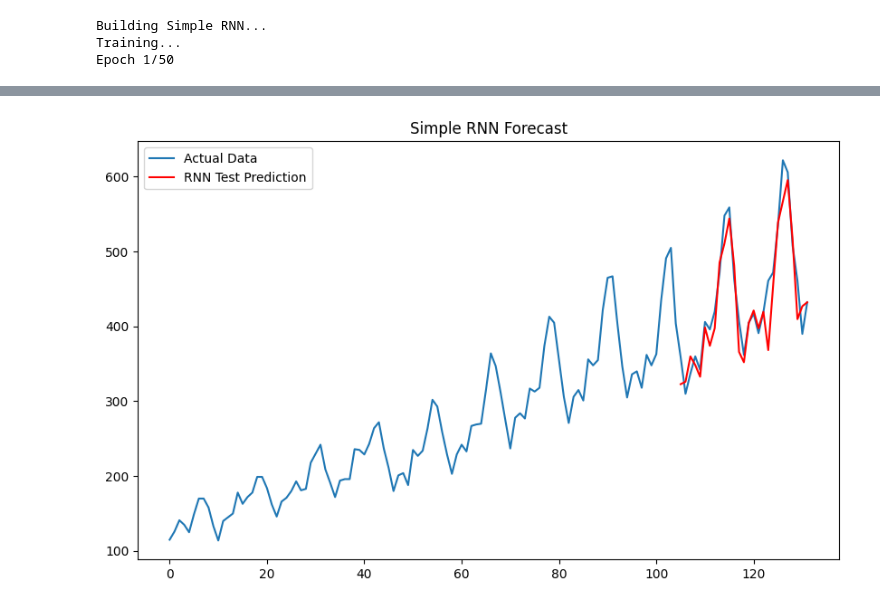
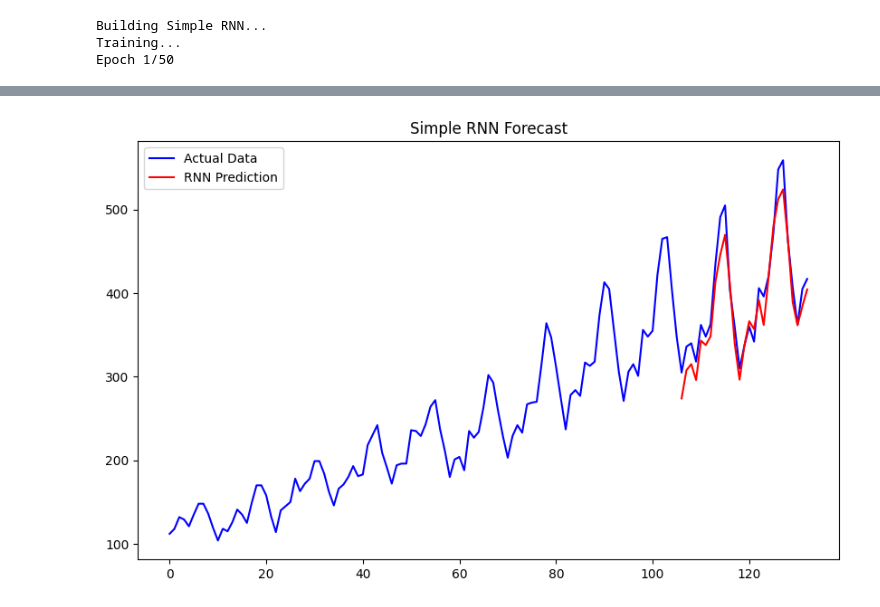
Before and after one commit to nidhiyadav21/Intern_Practice, a Jupyter notebook: 19-03-2026_RNN&LSTM/RNN.ipynb, the cells around one changed output, grey strips where cells are left out. Saved outputs shown, nothing was run; the diff lists cells and outputs as text; code cells hidden in the pictures.

Commit message:
Implement RNN on AirlinePassengers Dataset

```diff
--- a/19-03-2026_RNN&LSTM/RNN.ipynb
+++ b/19-03-2026_RNN&LSTM/RNN.ipynb
@@ -15,85 +15,83 @@ class AirlineModel:
         self.model = None
 
     def load_and_prepare(self):
+        # Load and scale
         df = pd.read_csv(self.file_path,usecols=[1])
-        data = df.values.astype('float32')
+        data = self.scaler.fit_transform(df.values.astype('float32'))
 
-        scaled_data = self.scaler.fit_transform(data)
+        # Use Keras built-in helper to create windows (X and y)
+        dataset = tf.keras.utils.timeseries_dataset_from_array(
+        data, data, sequence_length=self.look_back, batch_size=len(data)
+    )
+       # Extract X and y from the helper
+        for X, y in dataset:
+            self.X, self.y = X.numpy(), y.numpy()
+            break
 
-        X,y = [], []
-        for i in range(len(scaled_data)-self.look_back):
-            X.append(scaled_data[i:(i+self.look_back),0])
-            y.append(scaled_data[i + self.look_back, 0])
-        X, y = np.array(X), np.array(y)
+        split = int(len(self.X) * 0.8)
+        self.X_train, self.X_test = self.X[:split], self.X[split:]
+        self.y_train, self.y_test = self.y[:split], self.y[split:]
 
-        self.X = np.reshape(X, (X.shape[0], X.shape[1], 1))
-        self.y = y
-
-        train_size = int(len(self.X) * 0.8)
-        self.X_train, self.X_test = self.X[:train_size], self.X[train_size:]
-        self.y_train, self.y_test = self.y[:train_size], self.y[train_size:]
 
     def build_and_train(self, epochs=20):
         print("Building Simple RNN...")
         self.model = Sequential([
-            # Using SimpleRNN instead of LSTM
+            # Using SimpleRNN
             SimpleRNN(64, input_shape=(self.look_back, 1), activation='relu'),
             Dense(1)
         ])
         self.model.compile(optimizer='adam', loss='mean_squared_error')
         print("Training...")
-        self.model.fit(self.X_train, self.y_train, epochs=epochs, batch_size=1, verbose=1)
+        self.model.fit(self.X_train,
+                       self.y_train,
+                       epochs=epochs,
+                       batch_size=1,
+                       verbose=1)
+
     def evaluate(self):
         print("Predicting...")
-        train_predict = self.model.predict(self.X_train)
-        test_predict = self.model.predict(self.X_test)
+        train_pred = self.model.predict(self.X_train)
+        test_pred = self.model.predict(self.X_test)
 
-        # Inverse transform to get actual passenger counts back
-        train_predict = self.scaler.inverse_transform(train_predict)
-        test_predict = self.scaler.inverse_transform(test_predict)
+        #Convert back to original scale (e.g., 0.5 -> 500 passengers)
+        test_pred = self.scaler.inverse_transform(test_pred)
+        actual_y = self.scaler.inverse_transform(self.y.reshape(-1, 1))
 
-        # Plotting the results
-        plt.figure(figsize=(10,6))
-        plt.plot(self.scaler.inverse_transform(self.y.reshape(-1,1)), label="Actual Data")
+        #Plotting
+        plt.figure(figsize=(10, 6))
 
-        # Adjust plot for the 'look_back' offset
-        test_plot = np.empty_like(self.y).reshape(-1,1)
-        test_plot[:, :] = np.nan
-        test_plot[len(train_predict):len(self.y), :] = test_predict
+        #Plot the full real data line
+        plt.plot(actual_y, label="Actual Data", color="blue")
 
-        plt.plot(test_plot, label="RNN Test Prediction", color='red')
+        #Plot predictions starting exactly where the test data begins
+        test_start_index = len(train_pred)
+        plt.plot(range(test_start_index, len(actual_y)), test_pred,
+                label="RNN Prediction", color="red")
         plt.title("Simple RNN Forecast")
         plt.legend()
         plt.show()
 
 
-    def rnn_prediction_demo(self, sample_index=0): # Added self, removed other args
+    def rnn_prediction_demo(self, idx=0): # Added self, removed other args
         # 1. Take a single sequence from your test set
-        input_sequence = self.X_test[sample_index].reshape(1, self.X_test.shape[1], 1)
+         guess_scaled = self.model.predict(self.X_test[idx:idx+1]) # (1, look_back, 1)
 
-        # 2. Predict the next value
-        scaled_prediction = self.model.predict(input_sequence)
+    # 2. Convert both back to real numbers
+         guess = self.scaler.inverse_transform(guess_scaled)[0][0]
+         real = self.scaler.inverse_transform(self.y_test[idx].reshape(-1, 1))[0][0]
 
-        # 3. Inverse transform using self.scaler
-        prediction = self.scaler.inverse_transform(scaled_prediction)[0][0]
-        actual = self.scaler.inverse_transform(self.y_test[sample_index].reshape(-1, 1))[0][0]
+          # 3. Calculate the gap (Error)
+         diff = abs(guess - real)
 
-        # 4. Print the result
-        print(f"--- RNN LIVE DEMO (Sample {sample_index}) ---")
-        print(f"Model Input (Past Data): {self.scaler.inverse_transform(self.X_test[sample_index]).flatten().astype(int)}")
-        print(f"Model Prediction: {round(prediction)}")
+          # 4. Show the results simply
+         print(f"\n--- TEST SAMPLE #{idx} ---")
+         print(f"Model Guessed: {int(guess)}")
+         print(f"Actual Number: {int(real)}")
+         print(f"Off by:        {int(diff)} passengers")
 
-        print(f"Actual Value:     {actual:.0f}")
-
-        error = abs(prediction - actual)
-        # This rounds the difference to 0 decimal places
-        print(f"Difference:       {round(error)} passengers")
-
-
-        if error < 15:
-            print("Result: EXCELLENT")
-        else:
-            print("Result: NEEDS IMPROVEMENT")
+          # 5. Quick Rating
+         status = "EXCELLENT" if diff < 15 else "NEEDS IMPROVEMENT"
+         print(f"Result: {status}")
 
 
 # Execution
@@ -127 +125 @@ Predicting...
-[figure, old version]
+[figure, new version]
```
Also changed, not shown: parts of 1 cell of this notebook.
